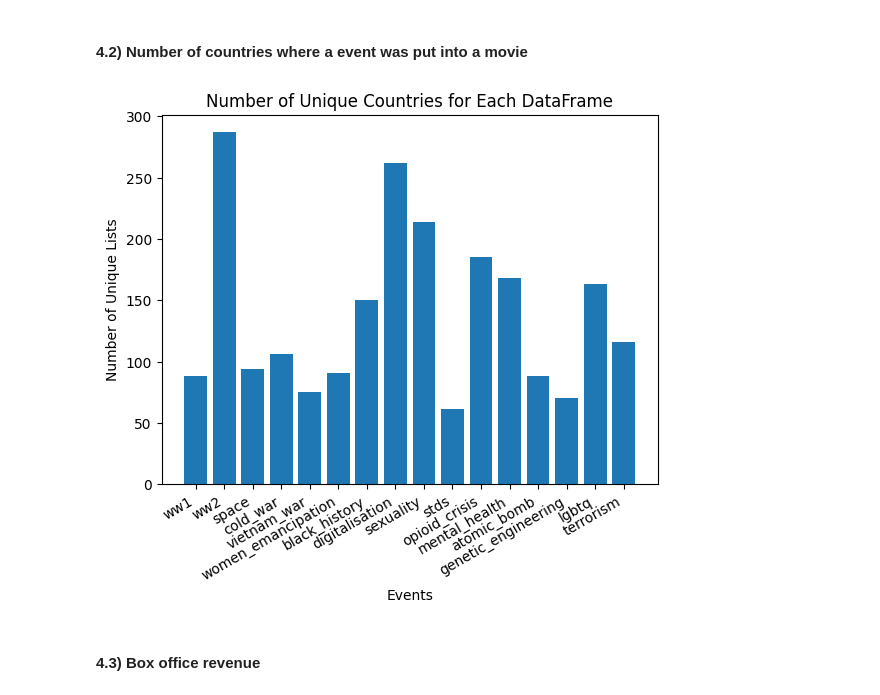
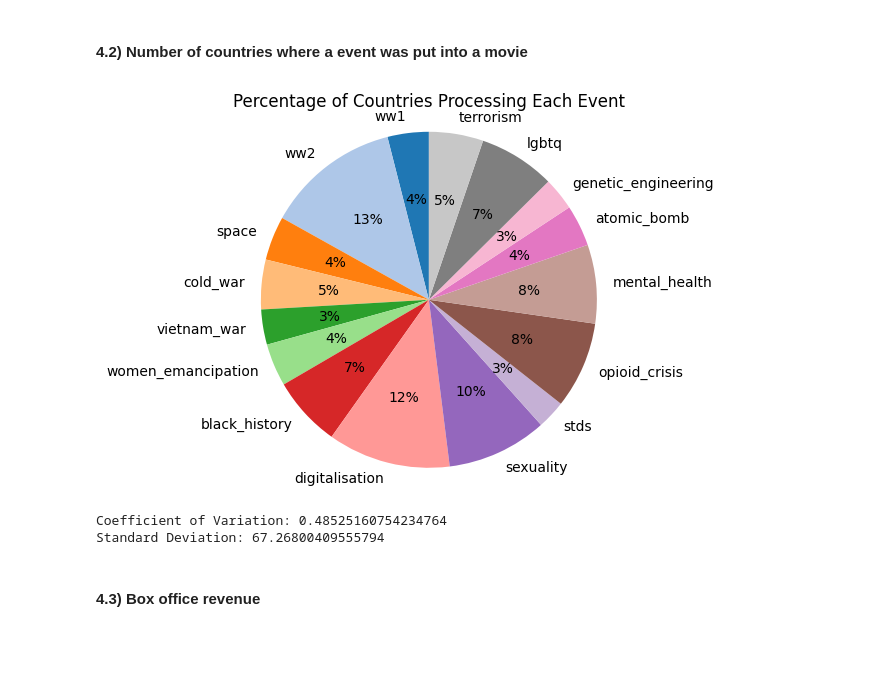
Before and after one commit to epfl-ada/ada-2023-project-onsecalme123, a Jupyter notebook: milestone2.ipynb, the cells around one changed output. Drawn from its saved outputs; the diff is of its cells as text; code cells hidden in the pictures; blank space fills up the shorter version.

```diff
--- a/milestone2.ipynb
+++ b/milestone2.ipynb
@@ -427,7 +427,7 @@ space_dict = ['moon landing', '1969', 'apollo 11', 'apollo', 'space race', 'neil
 
 # Cold War dictionary
 
-cold_war_dict = ['nuclear arms race', 'iron curtain', 'berlin airlift', 'proxy wars', 'proxy war', 'proxy states',  'cuban missile', 'cuban revolution', 'berlin wall', 'mccarthyism', 'mutual assured destruction', 'warsaw pact', 'north atlantic treaty organization', 'sputnik', 'perestroika', 'glasnost', 'helsinki accords', 'truman doctrine', 'huac', 'house un-american activities committee', 'korean war', 'vietnam war', 'gorbachev', 'khrushchev', 'kennedy', 'stalin', 'nixon', 'truman', 'johnson', 'saigon', 'agent blue', 'agent orange', 'paris peace accords', 'napalm', 'mutually assured destruction', 'mutually-assured destruction', 'mi5', 'soviet union', 'ussr', 'mutual defense assistante act', 'nuclear deterrence', 'olympic boycott', 'olympic boycotts', 'ostpolitik', 'brandt', 'reagan', 'red scare', 'russification', 'south-east asia treaty organisation', 'seato', 'sovietisation', 'stasi', 'tet', 'checkpoint charlie', 'cold war', 'east germany', 'west germany', 'iron curtain', 'gdr', 'frg', 'ddr', 'brd', 'reunification']
+cold_war_dict = ['nuclear arms race', 'iron curtain', 'berlin airlift', 'proxy wars', 'proxy war', 'proxy states',  'cuban missile', 'cuban revolution', 'berlin wall', 'mccarthyism', 'mutual assured destruction', 'warsaw pact', 'north atlantic treaty organization', 'sputnik', 'perestroika', 'glasnost', 'helsinki accords', 'truman doctrine', 'huac', 'house un-american activities committee', 'korean war', 'vietnam war', 'gorbachev', 'khrushchev', 'kennedy', 'stalin', 'nixon', 'truman', 'johnson', 'saigon', 'agent blue', 'agent orange', 'paris peace accords', 'napalm', 'mutually assured destruction', 'mutually-assured destruction', 'mi5', 'soviet union', 'ussr', 'mutual defense assistante act', 'nuclear deterrence', 'olympic boycott', 'olympic boycotts', 'ostpolitik', 'brandt', 'reagan', 'red scare', 'russification', 'south-east asia treaty organisation', 'seato', 'sovietisation', 'stasi', 'tet', 'checkpoint charlie', 'cold war', 'east germany', 'west germany', 'iron curtain', 'gdr', 'frg', 'ddr', 'brd', 'reunification', 'space race', 'apollo program', 'apollo 11','atomic testing', 'arms race']
 
 
 # Vietnam War dictionary
@@ -472,7 +472,7 @@ mental_health_dict = ['psychoses', 'psychose', 'psychosis', 'schizophrene', 'sch
 
 # Atomic Bomb dictionary
 
-atomic_bomb_dict = ['manhattan project', 'oppenheimer', 'hiroshima', 'nagasaki', 'enola gay', 'trinity test', 'nuclear explosion', 'atomic testing', 'radiation effects', 'cold war', 'arms race', 'atomic bombings', 'fat man', 'nuclear chain reaction', 'nuclear', 'atomic']
+atomic_bomb_dict = ['manhattan project', 'oppenheimer', 'hiroshima', 'nagasaki', 'enola gay', 'trinity test', 'nuclear explosion', 'atomic testing', 'radiation effects', 'arms race', 'atomic bombings', 'fat man', 'nuclear chain reaction', 'nuclear', 'atomic']
 
 
 # Genetic Engineering dictionary
@@ -1303,22 +1303,34 @@ print("P-value:", result_ANOVA.pvalue)
 # %%
 # Count the number of unique countries in the specified column for each DataFrame
 
-unique_lists_counts = [df['country'].apply(tuple).nunique() for df in dataframes_events]
+unique_country_counts = [df['country'].apply(tuple).nunique() for df in dataframes_events]
 labels_events = ['ww1', 'ww2', 'space', 'cold_war', 'vietnam_war', 'women_emancipation', 'black_history', 'digitalisation', 'sexuality', 'stds', 'opioid_crisis', 'mental_health', 'atomic_bomb', 'genetic_engineering', 'lgbtq', 'terrorism']
 
+# Define a custom color palette
+colors = plt.cm.tab20.colors[:len(labels_events)]
 
 # Create a bar plot
 
-plt.bar(range(1, len(dataframes_events) + 1), unique_lists_counts, tick_label= labels_events)
-plt.xticks(rotation = 30, ha = 'right')
-plt.xlabel('Events')
-plt.ylabel('Number of Unique Lists')
-plt.title(f'Number of Unique Countries for Each DataFrame')
+plt.pie(unique_country_counts, labels=labels_events, autopct='%1.0f%%', startangle=90, colors = colors)
+plt.axis('equal')  # Equal aspect ratio ensures that pie is drawn as a circle.
+plt.title(f'Percentage of Countries Processing Each Event')
 
 
 plt.show()
 # %% [output]
-[figure, old version]
+[figure, new version]
+# %%
+# Calculate the coefficient of variation
+cv = np.std(unique_country_counts) / np.mean(unique_lists_counts)
+
+# Print the coefficient of variation
+print(f'Coefficient of Variation: {cv}')
+
+# You can also print other measures such as standard deviation
+print(f'Standard Deviation: {np.std(unique_lists_counts)}')
+# %% [output]
+Coefficient of Variation: 0.48525160754234764
+Standard Deviation: 67.26800409555794
 # %% [markdown]
 #### 4.3) Box office revenue
 # %%
```
